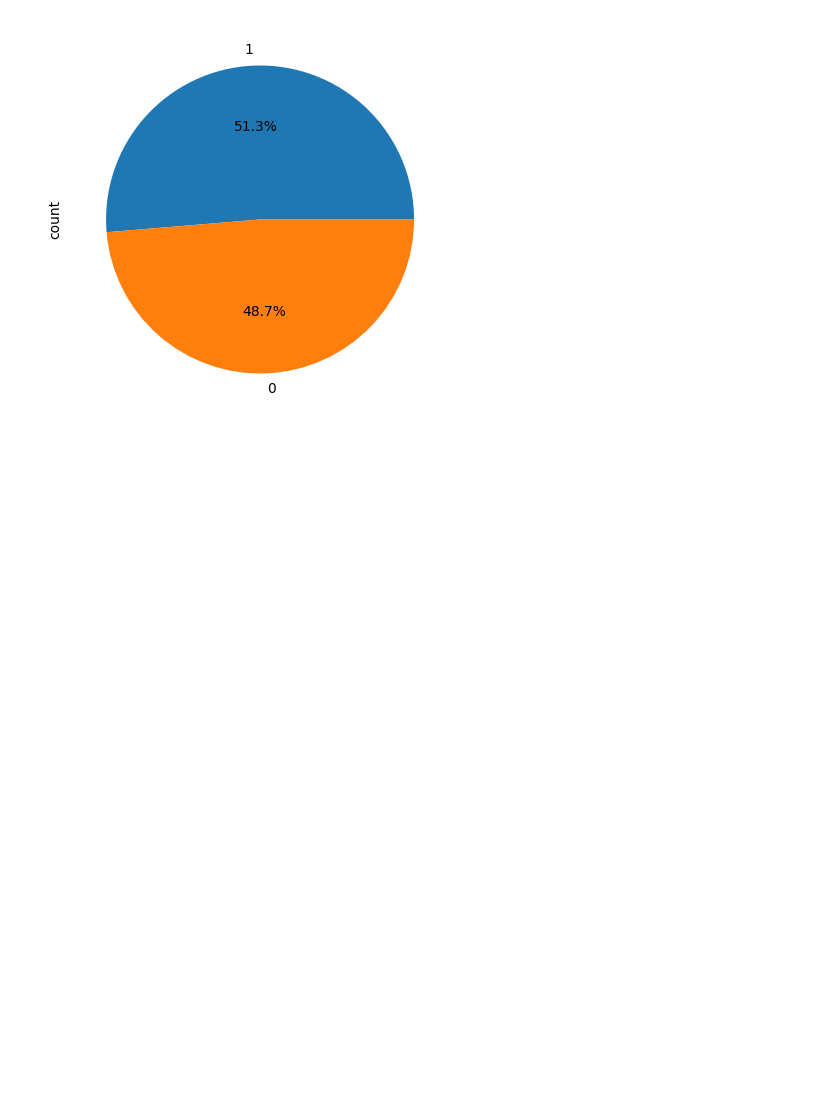
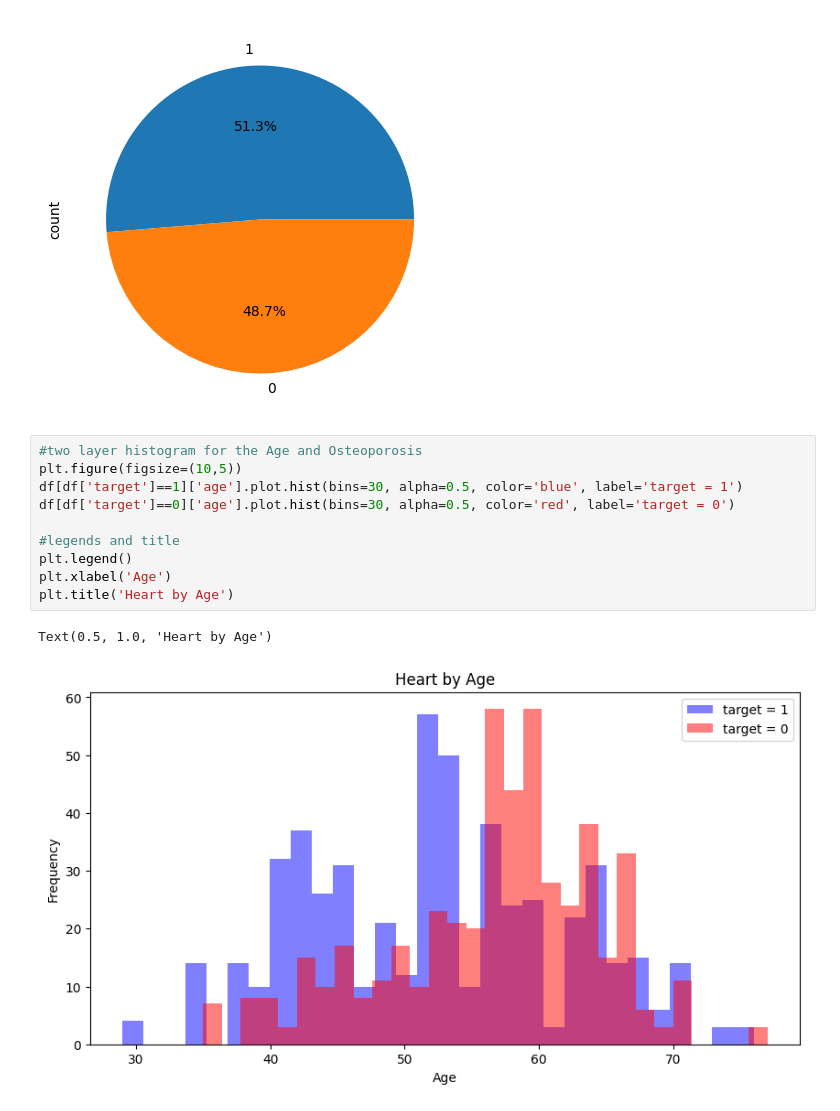
Before and after one commit to ShishirGTM32/Realtime-Disease-Diagnosis, a Jupyter notebook: heart_preprocessing.ipynb, the cells around one changed output. Drawn from its saved outputs; the diff is of its cells as text; blank space fills up the shorter version.

Commit message:
Heart Disease Data Analysis

```diff
--- a/heart_preprocessing.ipynb
+++ b/heart_preprocessing.ipynb
@@ -63,3 +76,16 @@ df['target'].value_counts().plot.pie(autopct='%1.1f%%').title("Heart Disease Dis
 # %% [output]
 TypeError: 'Text' object is not callable
 [figure]
+# %%
+#two layer histogram for the Age and Osteoporosis
+plt.figure(figsize=(10,5))
+df[df['target']==1]['age'].plot.hist(bins=30, alpha=0.5, color='blue', label='target = 1')
+df[df['target']==0]['age'].plot.hist(bins=30, alpha=0.5, color='red', label='target = 0')
+
+#legends and title
+plt.legend()
+plt.xlabel('Age')
+plt.title('Heart by Age')
+# %% [output]
+Text(0.5, 1.0, 'Heart by Age')
+[figure, added]
```
Also changed, not shown: parts of 25 cells of this notebook.
